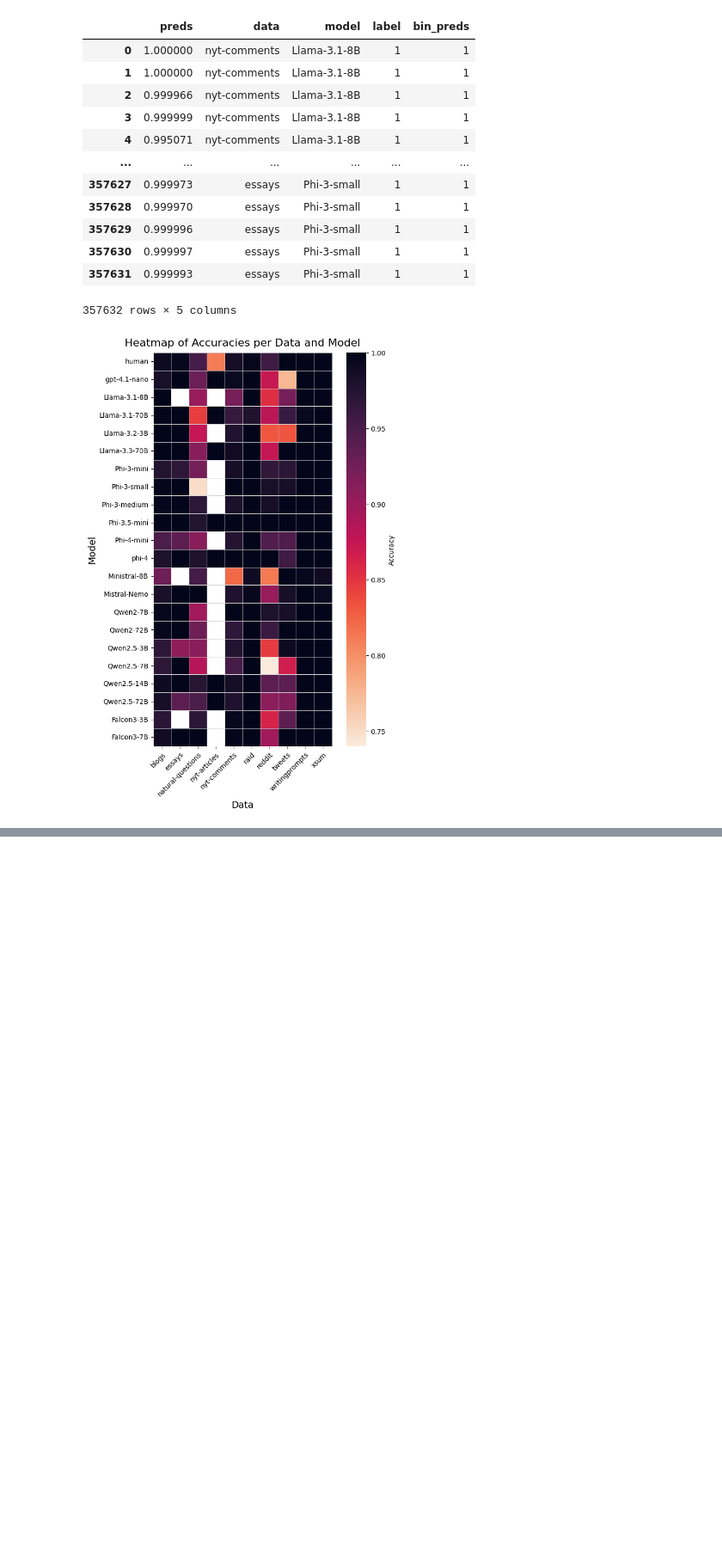
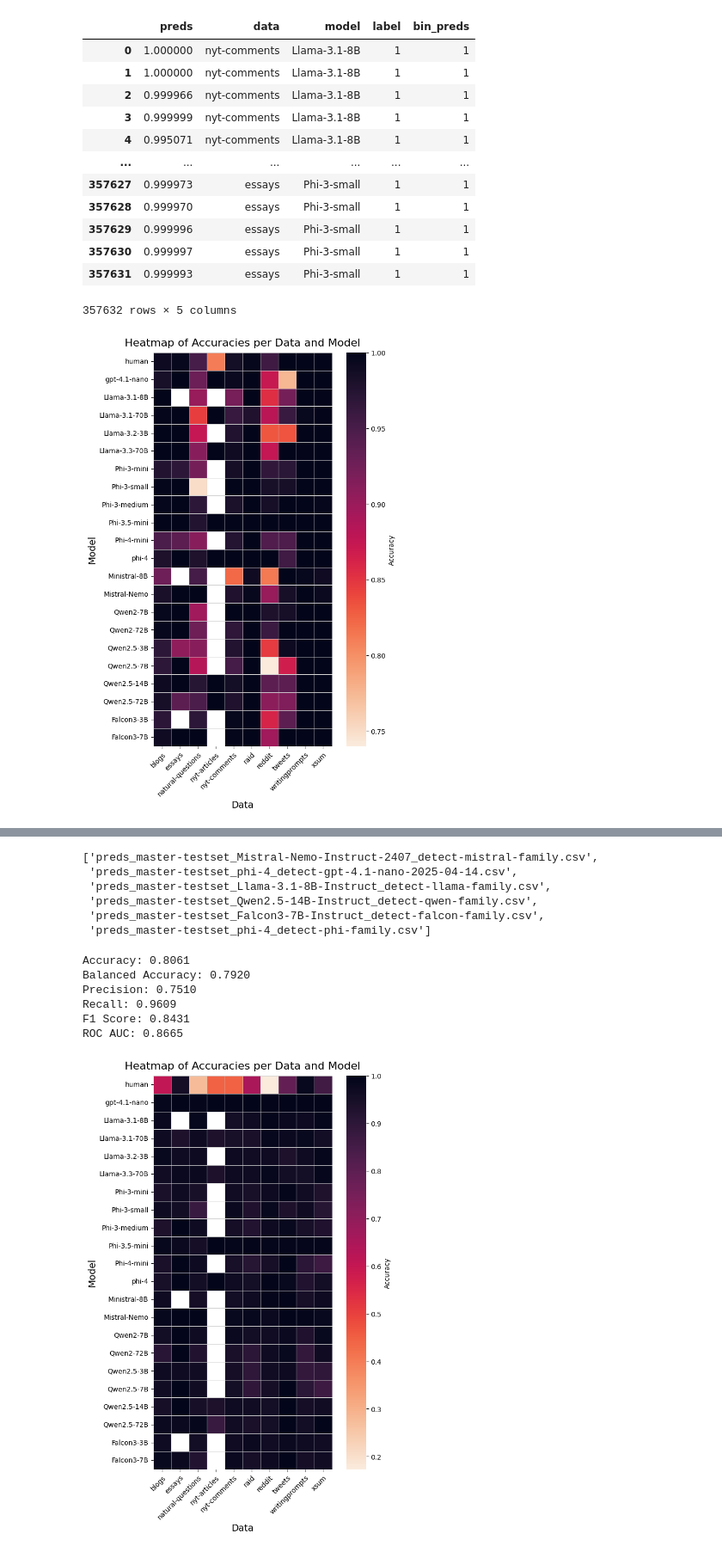
Before and after one commit to Michal1337/GenTextDetect, a Jupyter notebook: predictions/finetune/tmp.ipynb, the cells around one changed output, grey strips where cells are left out. Shown at 86% size. Cells and saved outputs as stored; diff of their text form; code cells hidden in the pictures; blank space fills up the shorter version.

```diff
--- a/predictions/finetune/tmp.ipynb
+++ b/predictions/finetune/tmp.ipynb
@@ -108,0 +273,10 @@ plt.show()
+# %%
+paths_filtered = [path for path in paths if ("detect" in path and "hard" not in path and "family" in path) or ("gpt" in path and "hard" not in path)]
+paths_filtered
+# %% [output]
+['preds_master-testset_Mistral-Nemo-Instruct-2407_detect-mistral-family.csv',
+ 'preds_master-testset_phi-4_detect-gpt-4.1-nano-2025-04-14.csv',
+ 'preds_master-testset_Llama-3.1-8B-Instruct_detect-llama-family.csv',
+ 'preds_master-testset_Qwen2.5-14B-Instruct_detect-qwen-family.csv',
+ 'preds_master-testset_Falcon3-7B-Instruct_detect-falcon-family.csv',
+ 'preds_master-testset_phi-4_detect-phi-family.csv']
@@ -108,0 +288,2 @@ plt.show()
+# %%
+preds_bin = (preds_array > 0.5).any(axis=1).astype(int)
@@ -108,0 +297,18 @@ plt.show()
+# %%
+print(f"Accuracy: {acc:.4f}")
+print(f"Balanced Accuracy: {bal_acc:.4f}")
+print(f"Precision: {prec:.4f}")
+print(f"Recall: {rec:.4f}")
+print(f"F1 Score: {f1:.4f}")
+print(f"ROC AUC: {roc_auc:.4f}")
+# %% [output]
+Accuracy: 0.8061
+Balanced Accuracy: 0.7920
+Precision: 0.7510
+Recall: 0.9609
+F1 Score: 0.8431
+ROC AUC: 0.8665
+# %%
+df = pd.read_csv(paths_filtered[0])
+# %%
+df["bin_preds"] = preds_bin
@@ -108,0 +327,48 @@ plt.show()
+# %%
+accuracy_df = (
+    df.groupby(['model', 'data'])
+    .apply(lambda x: (x['bin_preds'] == x['label']).mean())
+    .reset_index(name='accuracy')
+)
+
+# Step 2: Pivot for heatmap
+pivot = accuracy_df.pivot(index='model', columns='data', values='accuracy')
+pivot = pivot.reindex(index=custom_order)
+# %%
+fig, ax = plt.subplots(figsize=(15, 10))  # Use subplots for better axis control
+
+sns.heatmap(
+    pivot,
+    fmt=".2g",
+    cmap=sns.color_palette("rocket_r", as_cmap=True),
+    cbar_kws={'label': 'Accuracy', 'shrink': 1, 'pad': 0.02},
+    linewidths=0.5,
+    linecolor='lightgray',
+    square=True,
+    ax=ax
+)
+
+# Axis titles and styling
+ax.set_title("Heatmap of Accuracies per Data and Model", fontsize=16, pad=10)
+ax.set_xlabel("Data", fontsize=14)
+ax.set_ylabel("Model", fontsize=14)
+
+# Set x-axis tick labels with rotation and style
+ax.set_xticklabels(
+    ax.get_xticklabels(),
+    rotation=45,
+    ha="right",
+    rotation_mode="anchor",
+    fontsize=10
+)
+
+# Set y-axis tick label font size
+ax.set_yticklabels(
+    ax.get_yticklabels(),
+    fontsize=10
+)
+
+fig.tight_layout()
+plt.show()
+# %% [output]
+[figure, added]
```
Also changed, not shown: parts of 21 cells of this notebook, 19 other files.
